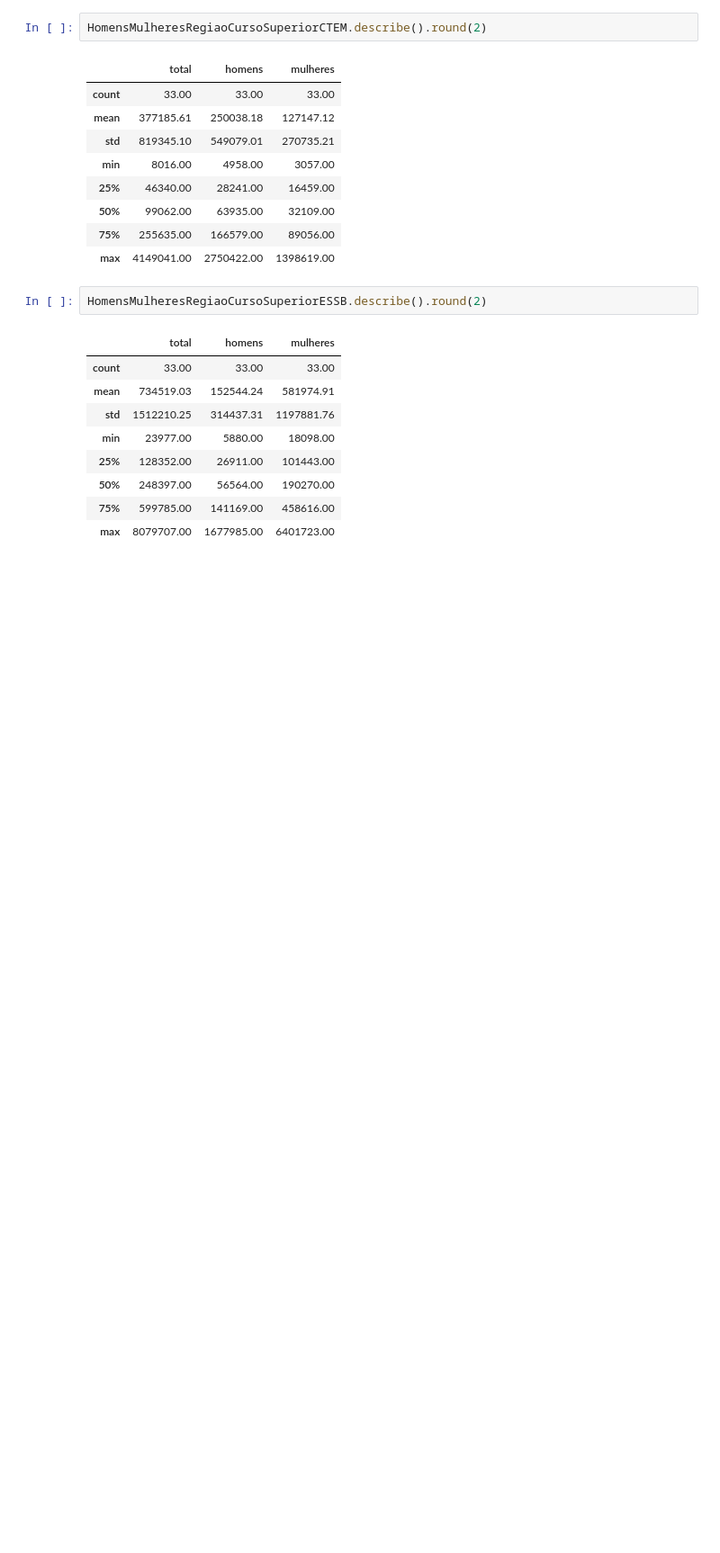
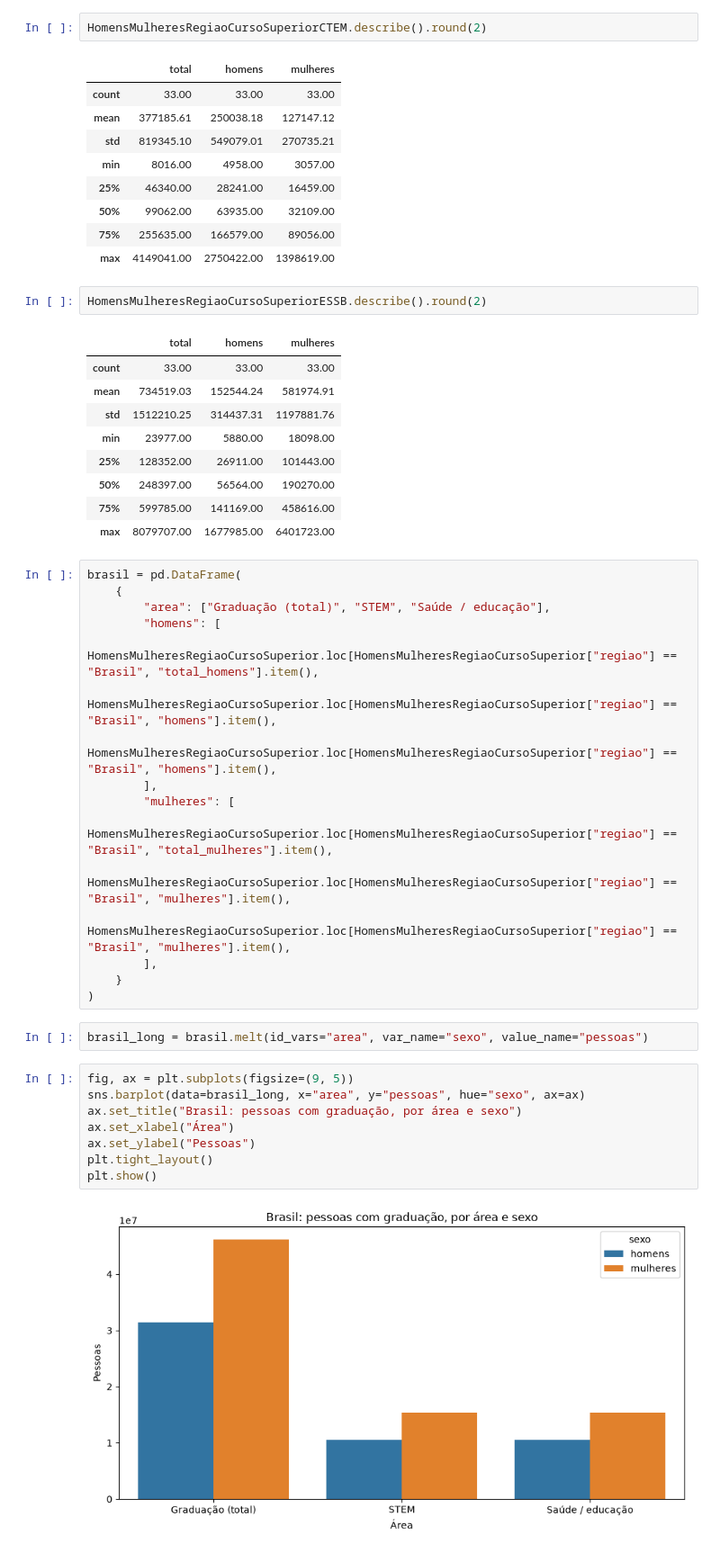
Before and after one commit to Gustavoufjfjv1/analise_dados_cotemig, a Jupyter notebook: atividade 3/atividade3.ipynb, the cells around one changed output. Shown at 90% size. Drawn from its saved outputs; the diff is of its cells as text; blank space fills up the shorter version.

```diff
--- a/atividade 3/atividade3.ipynb
+++ b/atividade 3/atividade3.ipynb
@@ -164,3 +170,31 @@ HomensMulheresRegiaoCursoSuperiorESSB.describe().round(2)
 | 50% | 248397.00 | 56564.00 | 190270.00 |
 | 75% | 599785.00 | 141169.00 | 458616.00 |
 | max | 8079707.00 | 1677985.00 | 6401723.00 |
+# %%
+brasil = pd.DataFrame(
+    {
+        "area": ["Graduação (total)", "STEM", "Saúde / educação"],
+        "homens": [
+            HomensMulheresRegiaoCursoSuperior.loc[HomensMulheresRegiaoCursoSuperior["regiao"] == "Brasil", "total_homens"].item(),
+            HomensMulheresRegiaoCursoSuperior.loc[HomensMulheresRegiaoCursoSuperior["regiao"] == "Brasil", "homens"].item(),
+            HomensMulheresRegiaoCursoSuperior.loc[HomensMulheresRegiaoCursoSuperior["regiao"] == "Brasil", "homens"].item(),
+        ],
+        "mulheres": [
+            HomensMulheresRegiaoCursoSuperior.loc[HomensMulheresRegiaoCursoSuperior["regiao"] == "Brasil", "total_mulheres"].item(),
+            HomensMulheresRegiaoCursoSuperior.loc[HomensMulheresRegiaoCursoSuperior["regiao"] == "Brasil", "mulheres"].item(),
+            HomensMulheresRegiaoCursoSuperior.loc[HomensMulheresRegiaoCursoSuperior["regiao"] == "Brasil", "mulheres"].item(),
+        ],
+    }
+)
+# %%
+brasil_long = brasil.melt(id_vars="area", var_name="sexo", value_name="pessoas")
+# %%
+fig, ax = plt.subplots(figsize=(9, 5))
+sns.barplot(data=brasil_long, x="area", y="pessoas", hue="sexo", ax=ax)
+ax.set_title("Brasil: pessoas com graduação, por área e sexo")
+ax.set_xlabel("Área")
+ax.set_ylabel("Pessoas")
+plt.tight_layout()
+plt.show()
+# %% [output]
+[figure, added]
```
Also changed, not shown: parts of 4 cells of this notebook, 3 other files.
